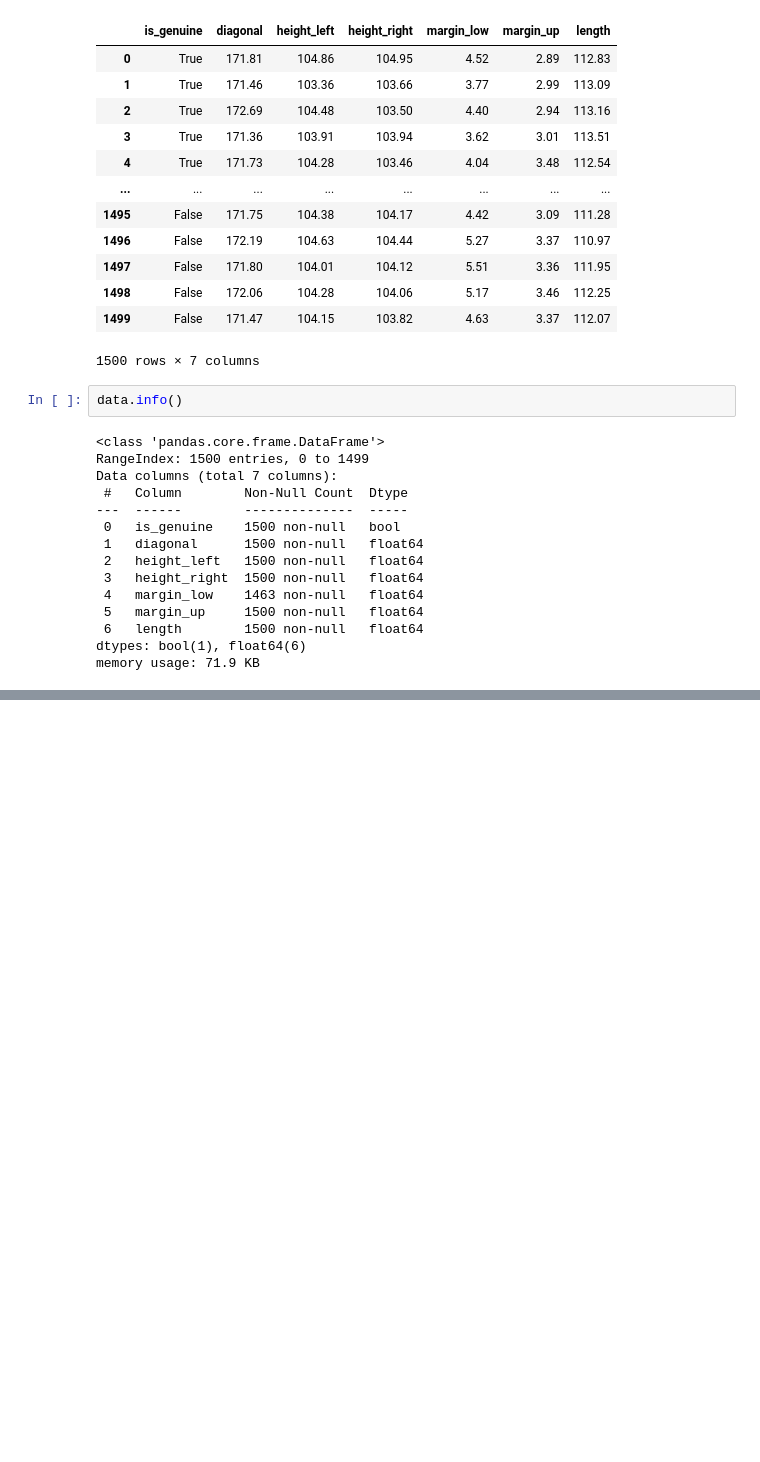
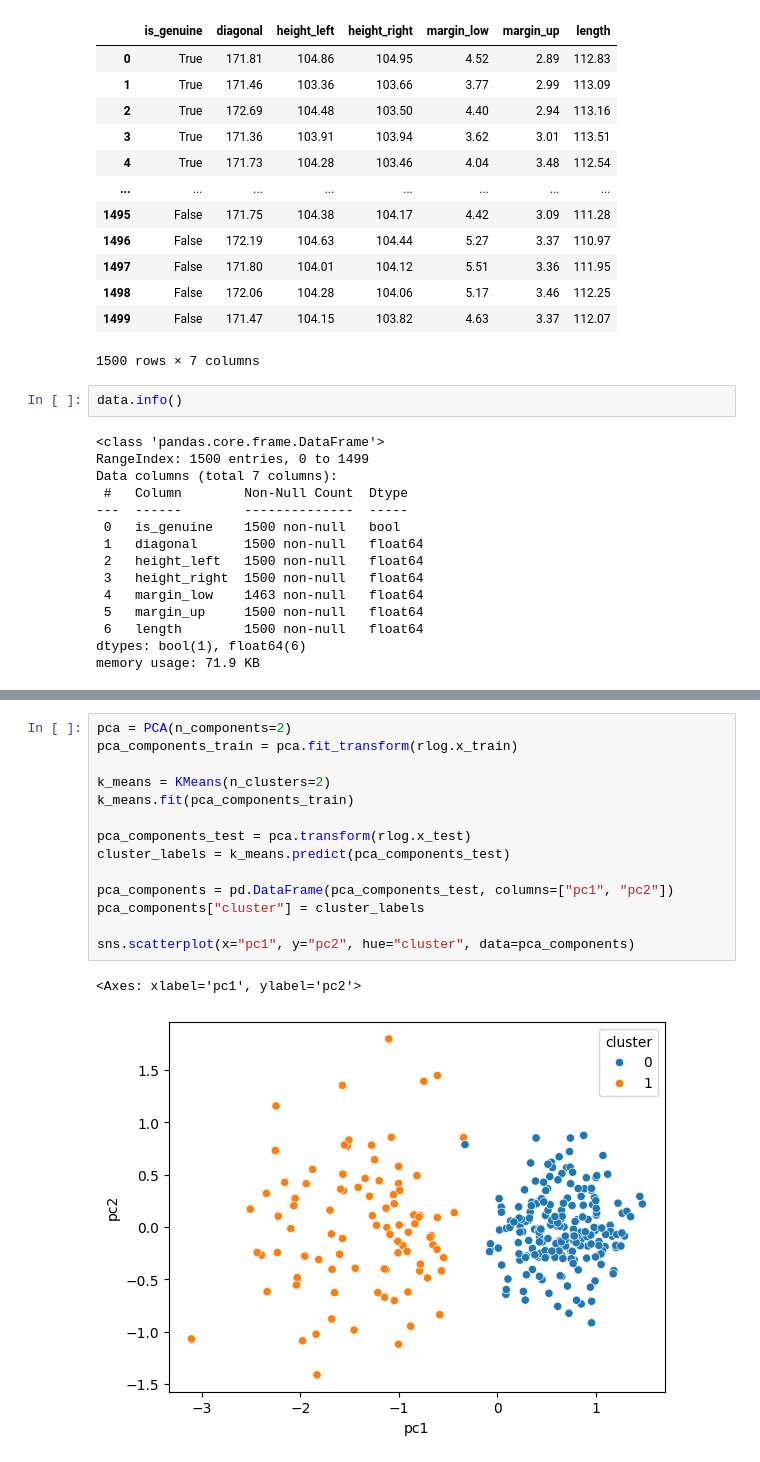
Before and after one commit to joseadolfo1/DsrpTrabajoFinalML1, a Jupyter notebook: notebooks/Demo.ipynb, the cells around one changed output, grey strips where cells are left out. Drawn from its saved outputs; the diff is of its cells as text; blank space fills up the shorter version.

```diff
--- a/notebooks/Demo.ipynb
+++ b/notebooks/Demo.ipynb
@@ -91,0 +93,17 @@ weighted avg       0.99      0.99      0.99       293
+# %%
+pca = PCA(n_components=2)
+pca_components_train = pca.fit_transform(rlog.x_train)
+
+k_means = KMeans(n_clusters=2)
+k_means.fit(pca_components_train)
+
+pca_components_test = pca.transform(rlog.x_test)
+cluster_labels = k_means.predict(pca_components_test)
+
+pca_components = pd.DataFrame(pca_components_test, columns=["pc1", "pc2"])
+pca_components["cluster"] = cluster_labels
+
+sns.scatterplot(x="pc1", y="pc2", hue="cluster", data=pca_components)
+# %% [output]
+<Axes: xlabel='pc1', ylabel='pc2'>
+[figure, added]
```
Also changed, not shown: parts of 9 cells of this notebook, 1 other file.
